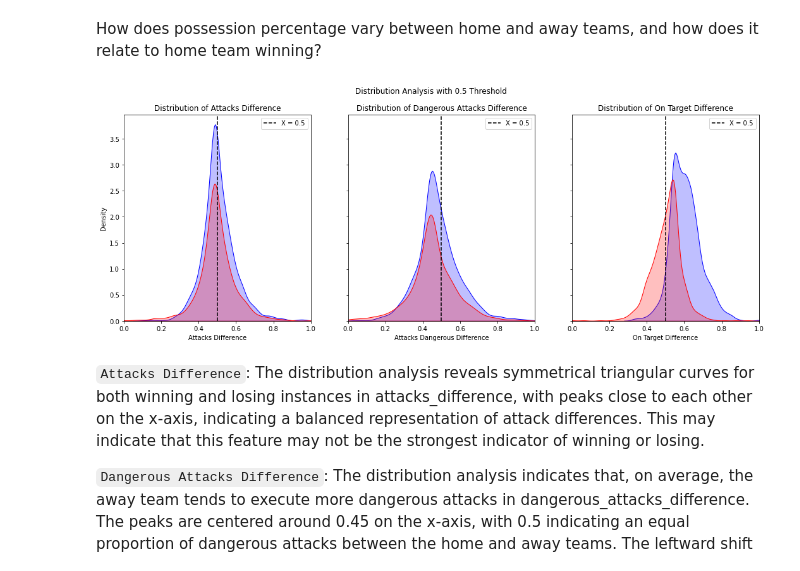
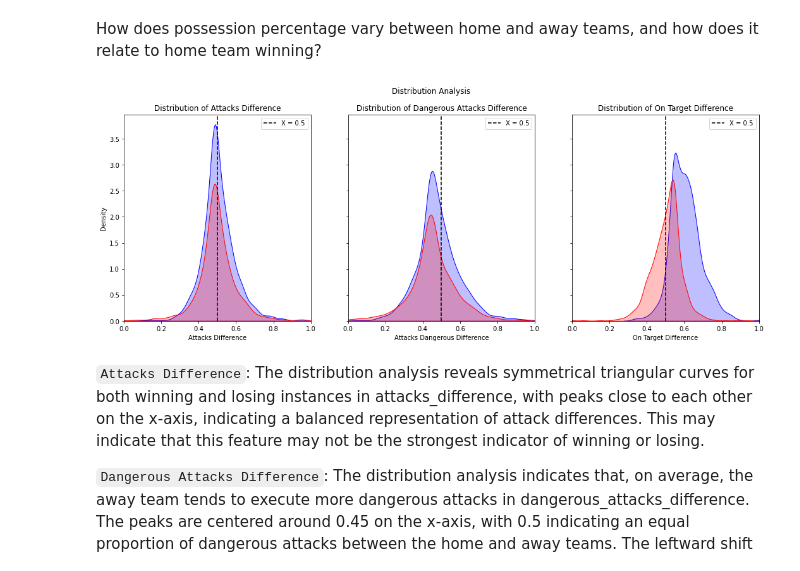
Before and after one commit to ayishamiara/STINTSY-MCO1, a Jupyter notebook: stintsy-mco1.ipynb, the cells around one changed output. Cells and saved outputs as stored; diff of their text form; code cells hidden in the pictures.

```diff
--- a/stintsy-mco1.ipynb
+++ b/stintsy-mco1.ipynb
@@ -488,35 +488,35 @@ fig, axes = plt.subplots(1, 3, figsize=(18, 6), sharey=True)
 
 # Plot for 'attacks_difference'
 sns.kdeplot(data=df_pair, x='attacks_difference', fill=True, hue='home_is_winning', ax=axes[0], palette={True: 'blue', False: 'red'})
 axes[0].set_title('Distribution of Attacks Difference')
 axes[0].set_xlabel('Attacks Difference')
 axes[0].set_ylabel('Density')
 axes[0].set_xlim(left=min(df_pair['attacks_difference']), right=max(df_pair['attacks_difference']))
 axes[0].axvline(x=0.5, color='black', linestyle='--', label='X = 0.5')
 axes[0].legend()
 
 # Plot for 'dangerous_attacks_difference'
 sns.kdeplot(data=df_pair, x='dangerous_attacks_difference', fill=True, hue='home_is_winning', ax=axes[1], palette={True: 'blue', False: 'red'})
 axes[1].set_title('Distribution of Dangerous Attacks Difference')
 axes[1].set_xlabel('Attacks Dangerous Difference')
 axes[1].set_ylabel('')
 axes[1].set_xlim(left=min(df_pair['dangerous_attacks_difference']), right=max(df_pair['dangerous_attacks_difference']))
 axes[1].axvline(x=0.5, color='black', linestyle='--', label='X = 0.5')
 axes[1].legend()
 
 # Plot for 'on_target_difference'
 sns.kdeplot(data=df_pair, x='on_target_difference', fill=True, hue='home_is_winning', ax=axes[2], palette={True: 'blue', False: 'red'})
 axes[2].set_title('Distribution of On Target Difference')
 axes[2].set_xlabel('On Target Difference')
 axes[2].set_ylabel('')
 axes[2].set_xlim(left=min(df_pair['on_target_difference']), right=max(df_pair['on_target_difference']))
 axes[2].axvline(x=0.5, color='black', linestyle='--', label='X = 0.5')
 axes[2].legend()
 
-plt.suptitle('Distribution Analysis with 0.5 Threshold')
+plt.suptitle('Distribution Analysis')
 plt.show()
 # %% [output]
-[figure, old version]
+[figure, new version]
 # %% [markdown]
 `Attacks Difference`:
 The distribution analysis reveals symmetrical triangular curves for both winning and losing instances in attacks_difference, with peaks close to each other on the x-axis, indicating a balanced representation of attack differences. This may indicate that this feature may not be the strongest indicator of winning or losing.
```
Also changed, not shown: parts of 54 cells of this notebook.
